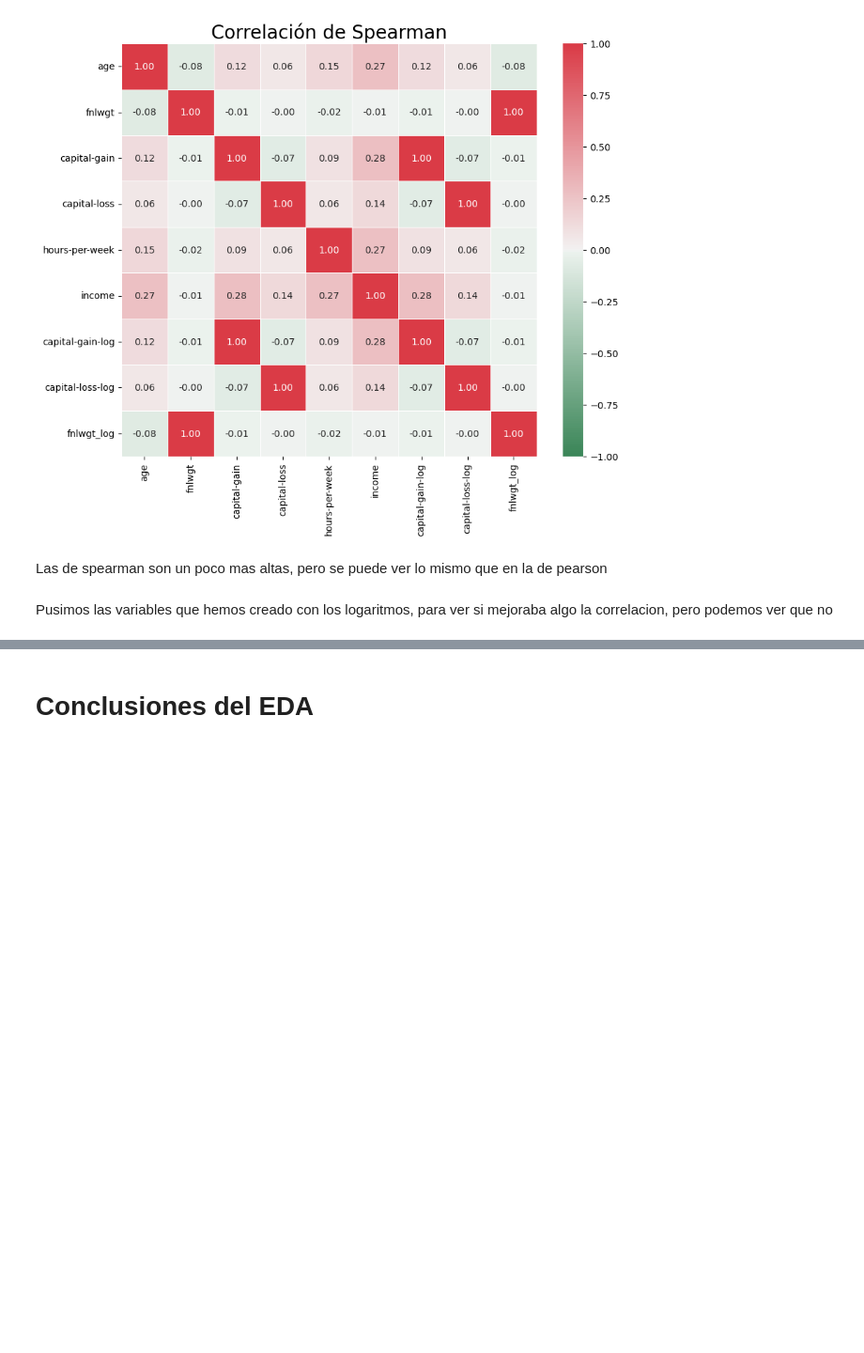
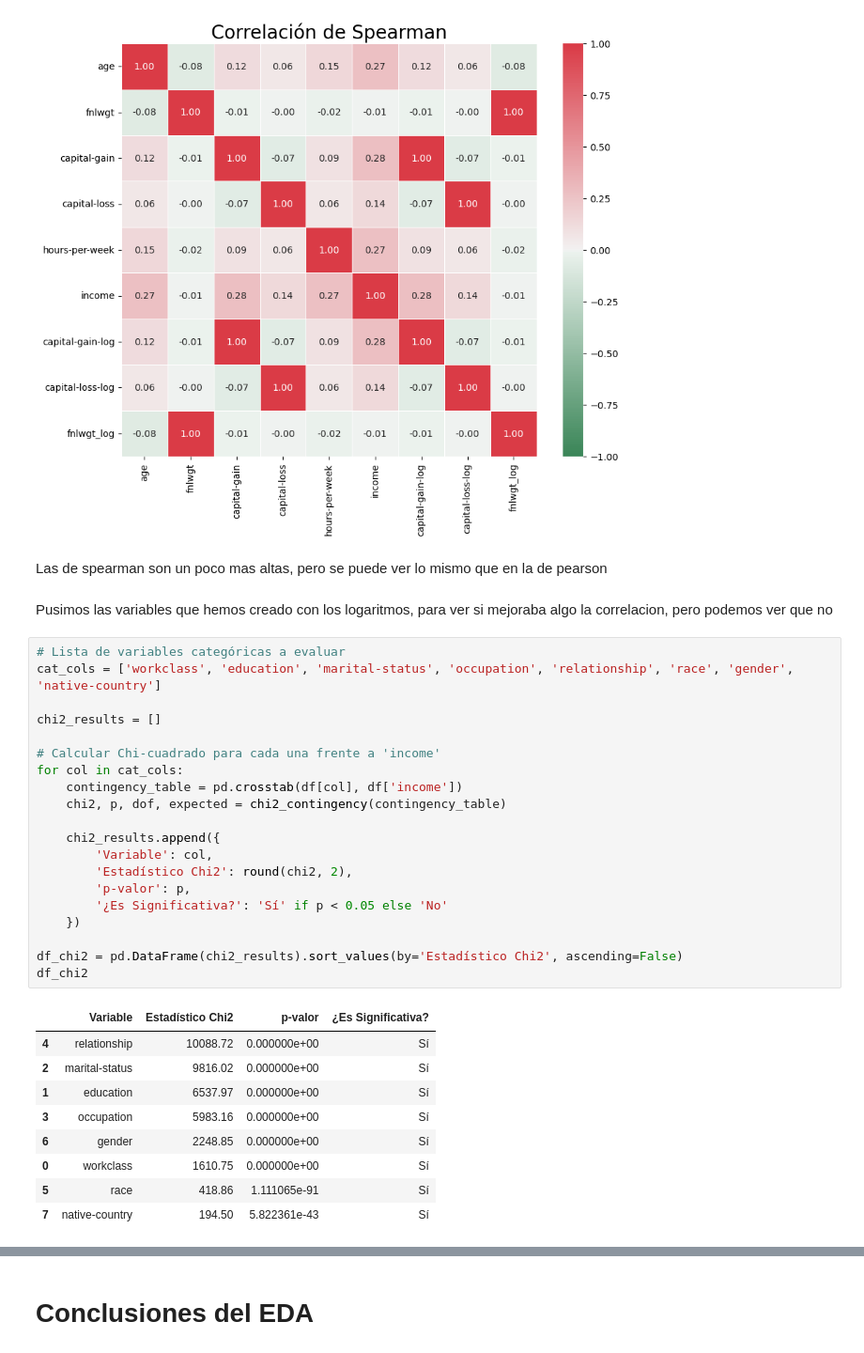
Before and after one commit to lauri871/trabajo_final, a Jupyter notebook: EDA.ipynb, the cells around one changed output, grey strips where cells are left out. Shown at 94% size. Saved outputs shown, nothing was run; the diff lists cells and outputs as text; blank space fills up the shorter version.

```diff
--- a/EDA.ipynb
+++ b/EDA.ipynb
@@ -712,3 +714,33 @@ plt.show()
 Las de spearman son un poco mas altas, pero se puede ver lo mismo que en la de pearson
 # %% [markdown]
 Pusimos las variables que hemos creado con los logaritmos, para ver si mejoraba algo la correlacion, pero podemos ver que no
+# %%
+# Lista de variables categóricas a evaluar
+cat_cols = ['workclass', 'education', 'marital-status', 'occupation', 'relationship', 'race', 'gender', 'native-country']
+
+chi2_results = []
+
+# Calcular Chi-cuadrado para cada una frente a 'income'
+for col in cat_cols:
+    contingency_table = pd.crosstab(df[col], df['income'])
+    chi2, p, dof, expected = chi2_contingency(contingency_table)
+
+    chi2_results.append({
+        'Variable': col,
+        'Estadístico Chi2': round(chi2, 2),
+        'p-valor': p,
+        '¿Es Significativa?': 'Sí' if p < 0.05 else 'No'
+    })
+
+df_chi2 = pd.DataFrame(chi2_results).sort_values(by='Estadístico Chi2', ascending=False)
+df_chi2
+# %% [output]
+|  | Variable | Estadístico Chi2 | p-valor | ¿Es Significativa? |
+| 4 | relationship | 10088.72 | 0.000000e+00 | Sí |
+| 2 | marital-status | 9816.02 | 0.000000e+00 | Sí |
+| 1 | education | 6537.97 | 0.000000e+00 | Sí |
+| 3 | occupation | 5983.16 | 0.000000e+00 | Sí |
+| 6 | gender | 2248.85 | 0.000000e+00 | Sí |
+| 0 | workclass | 1610.75 | 0.000000e+00 | Sí |
+| 5 | race | 418.86 | 1.111065e-91 | Sí |
+| 7 | native-country | 194.50 | 5.822361e-43 | Sí |
```
Also changed, not shown: parts of 31 cells of this notebook.
